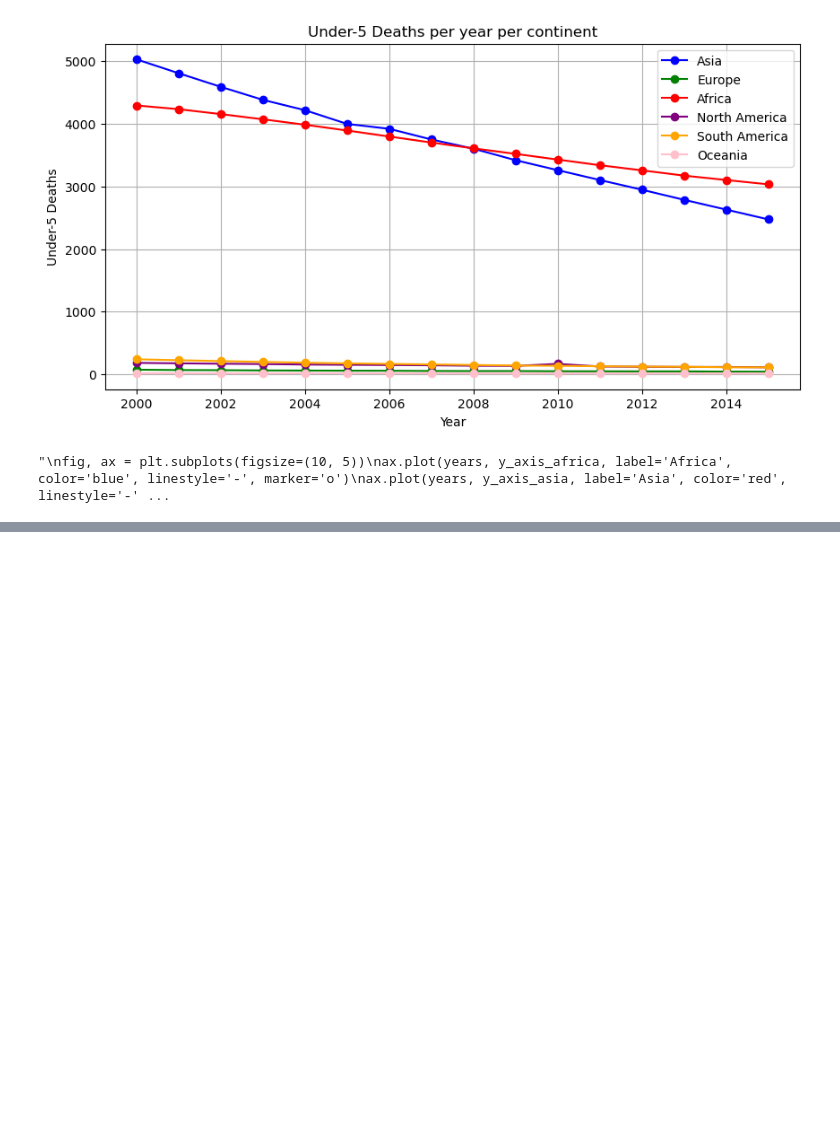
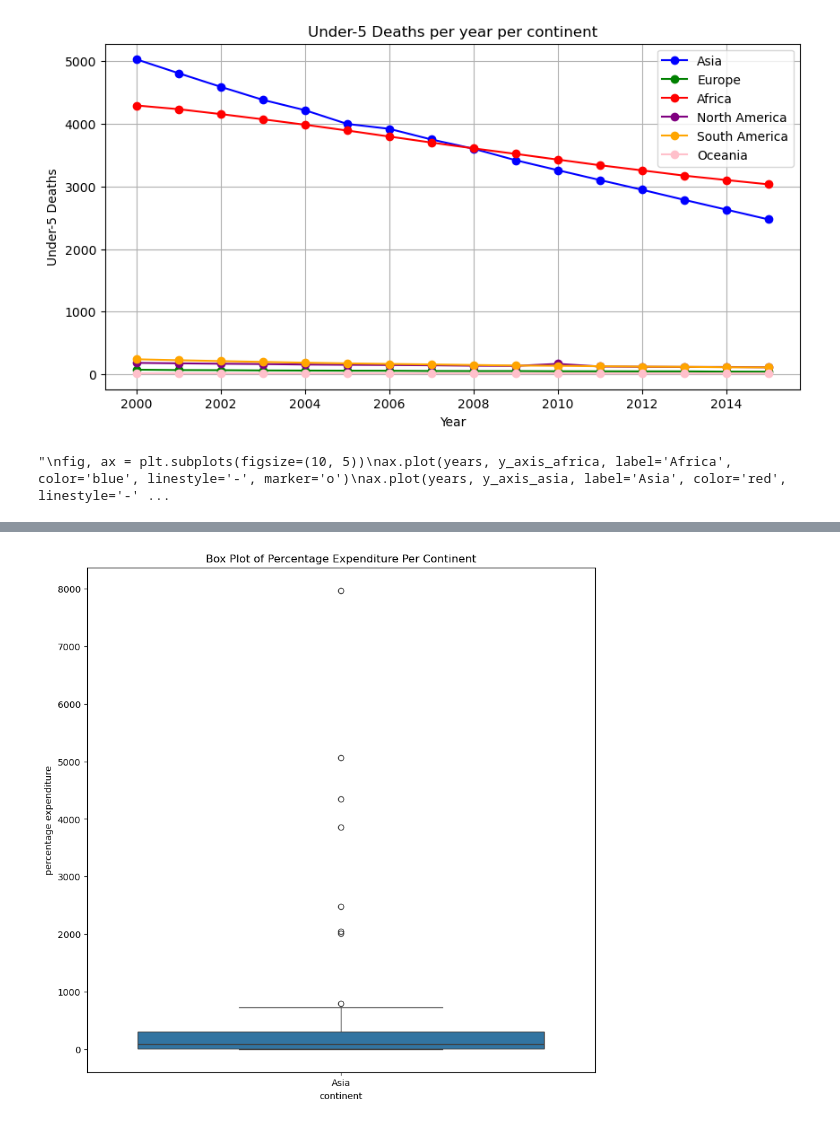
Before and after one commit to ElifSurucu/life-expectancy-eda, a Jupyter notebook: elijah_notebook_anbita_changes.ipynb, the cells around one changed output, grey strips where cells are left out. Drawn from its saved outputs; the diff is of its cells as text; code cells hidden in the pictures; blank space fills up the shorter version.

```diff
--- a/elijah_notebook_anbita_changes.ipynb
+++ b/elijah_notebook_anbita_changes.ipynb
@@ -479,0 +531,9 @@ plt.show()
+# %%
+fig, ax = plt.subplots(figsize=(10, 10))
+sns.boxplot(x='continent', y='percentage expenditure', data = df_relevant.loc[df_relevant['Year'] == 2014])
+plt.title('Box Plot of Percentage Expenditure Per Continent')
+plt.xlabel('continent')
+plt.ylabel('percentage expenditure')
+plt.show()
+# %% [output]
+[figure, added]
```
Also changed, not shown: parts of 8 cells of this notebook.
